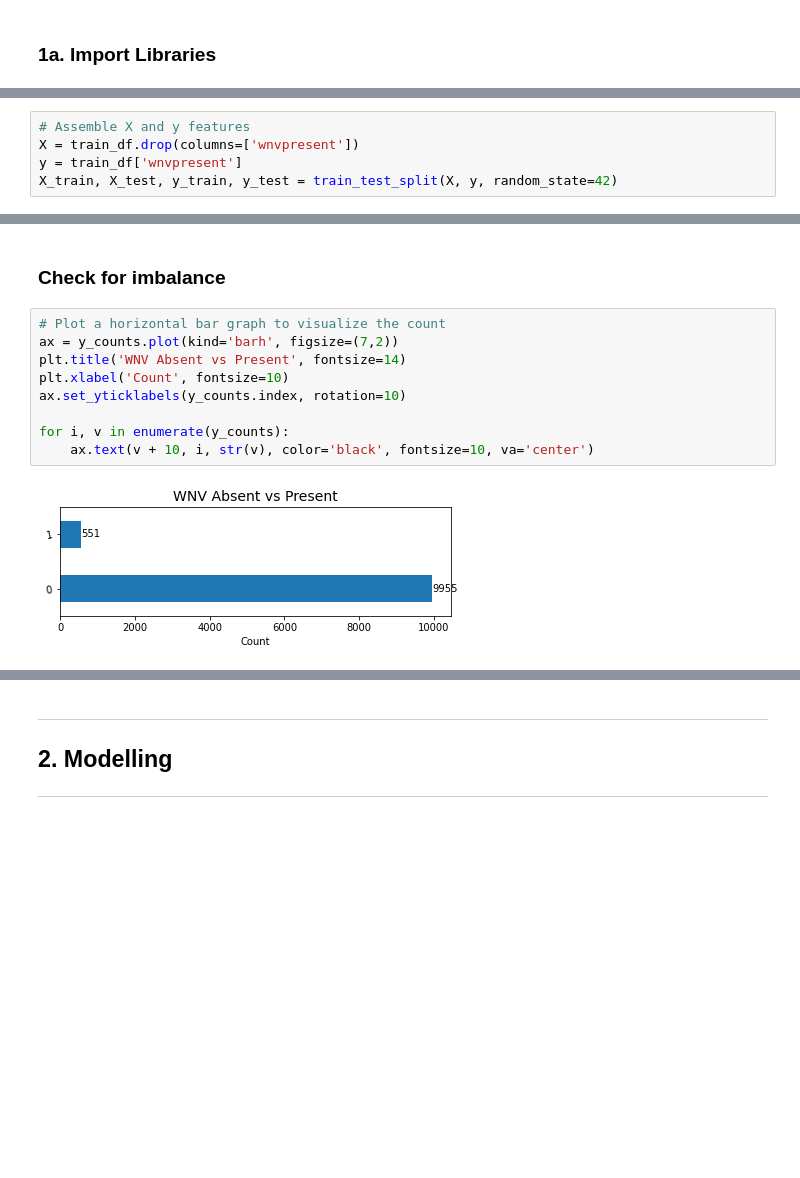
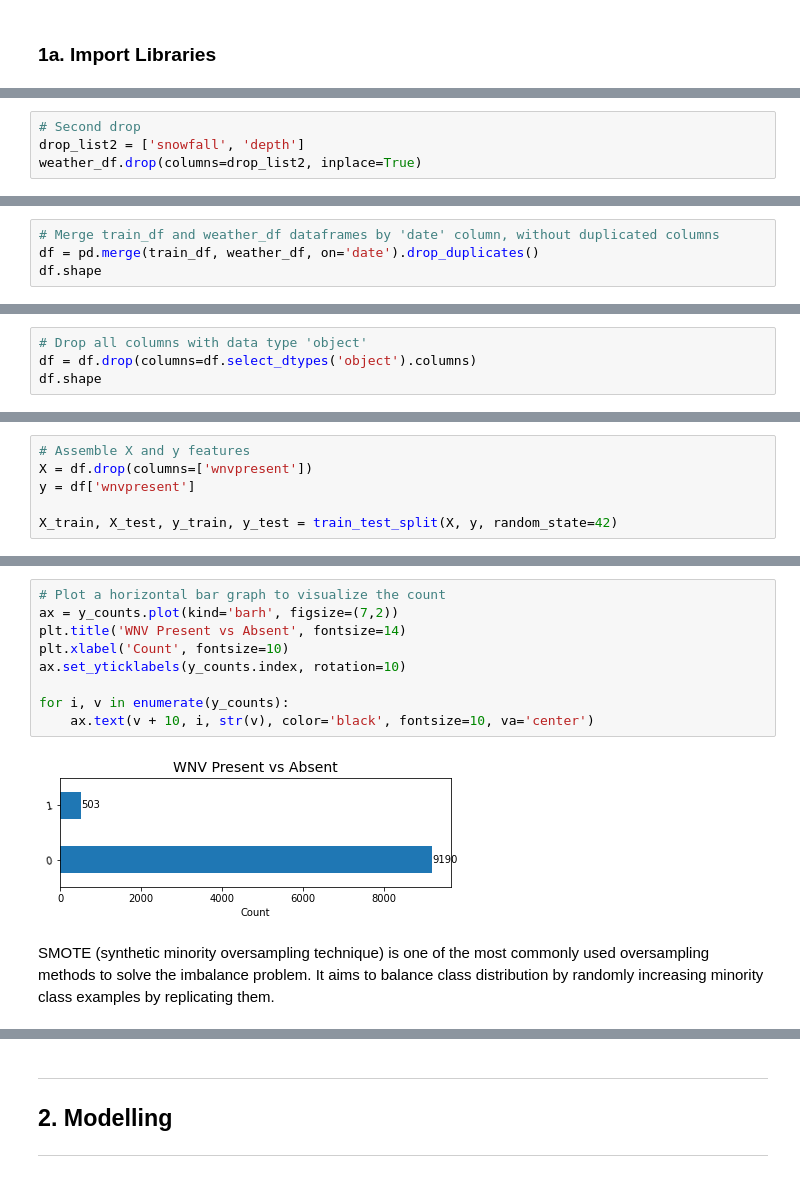
Before and after one commit to mfarhanrais/SG-DSI-39, a Jupyter notebook: project_4a/code/part_3.ipynb, the cells around one changed output, grey strips where cells are left out. Saved outputs shown, nothing was run; the diff lists cells and outputs as text; blank space fills up the shorter version.

```diff
--- a/project_4a/code/part_3.ipynb
+++ b/project_4a/code/part_3.ipynb
@@ -153,0 +130,4 @@ train_df.describe()
+# %%
+# Second drop
+drop_list2 = ['snowfall', 'depth']
+weather_df.drop(columns=drop_list2, inplace=True)
@@ -153,0 +136,4 @@ train_df.describe()
+# %%
+# Merge train_df and weather_df dataframes by 'date' column, without duplicated columns
+df = pd.merge(train_df, weather_df, on='date').drop_duplicates()
+df.shape
@@ -153,0 +142,4 @@ train_df.describe()
+# %%
+# Drop all columns with data type 'object'
+df = df.drop(columns=df.select_dtypes('object').columns)
+df.shape
@@ -154,5 +161,6 @@ train_df.describe()
 # %%
 # Assemble X and y features
-X = train_df.drop(columns=['wnvpresent'])
-y = train_df['wnvpresent']
+X = df.drop(columns=['wnvpresent'])
+y = df['wnvpresent']
+
 X_train, X_test, y_train, y_test = train_test_split(X, y, random_state=42)
@@ -166,14 +176,15 @@ y_counts
 Name: wnvpresent, dtype: int64
-# %% [markdown]
-### Check for imbalance
 # %%
 # Plot a horizontal bar graph to visualize the count
 ax = y_counts.plot(kind='barh', figsize=(7,2))
-plt.title('WNV Absent vs Present', fontsize=14)
+plt.title('WNV Present vs Absent', fontsize=14)
 plt.xlabel('Count', fontsize=10)
 ax.set_yticklabels(y_counts.index, rotation=10)
 
 for i, v in enumerate(y_counts):
     ax.text(v + 10, i, str(v), color='black', fontsize=10, va='center')
 # %% [output]
-[figure, old version]
+[figure, new version]
+# %% [markdown]
+SMOTE (synthetic minority oversampling technique) is one of the most commonly used oversampling methods to solve the imbalance problem.
+It aims to balance class distribution by randomly increasing minority class examples by replicating them.
```
Also changed, not shown: parts of 60 cells of this notebook, 17 other files.
